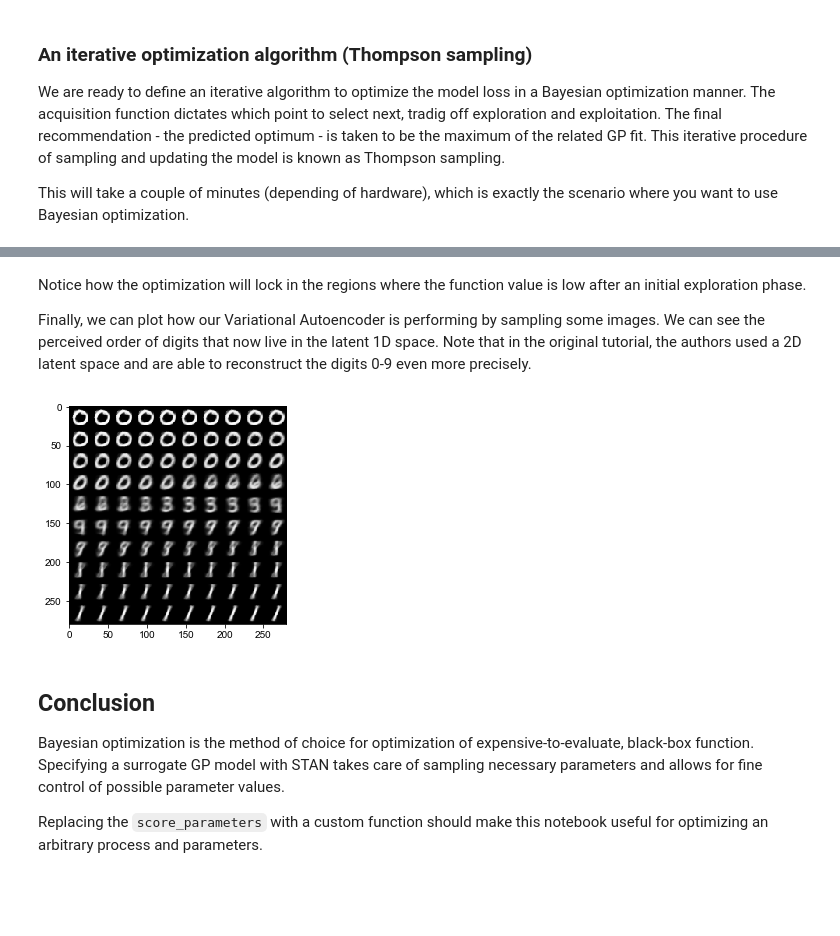
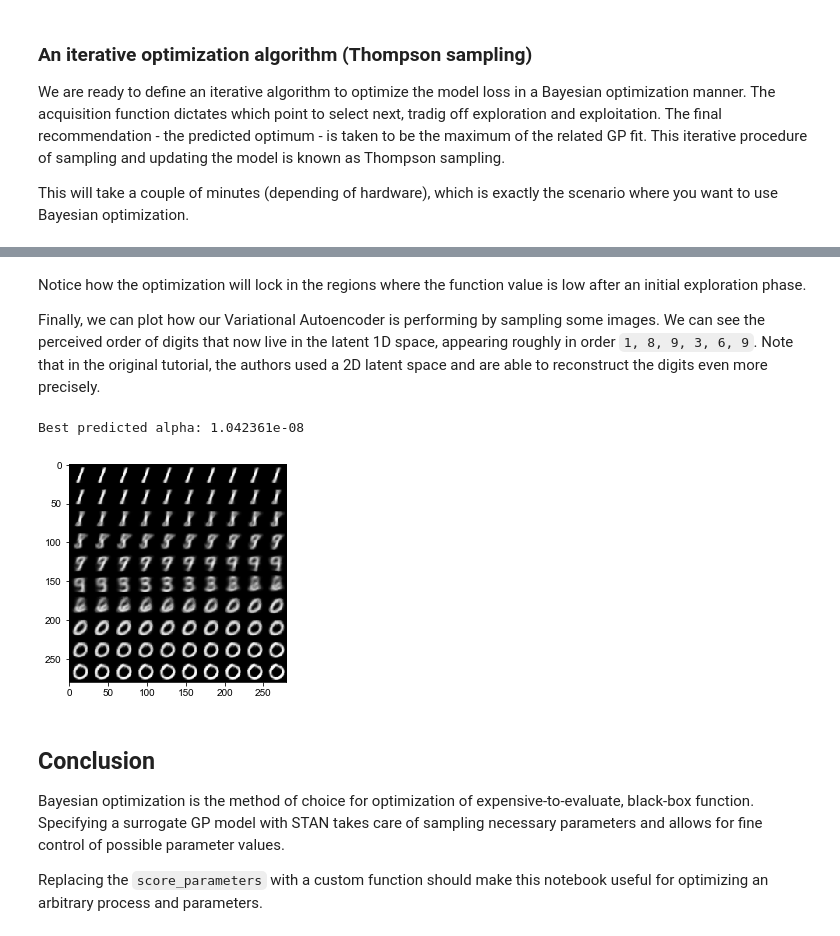
Before and after one commit to mstrazar/mstrazar.github.io, a Jupyter notebook: notebooks/bayopt-vae/bayopt-vae.ipynb, the cells around one changed output, grey strips where cells are left out. Cells and saved outputs as stored; diff of their text form; code cells hidden in the pictures; blank space fills up the shorter version.

```diff
--- a/notebooks/bayopt-vae/bayopt-vae.ipynb
+++ b/notebooks/bayopt-vae/bayopt-vae.ipynb
@@ -433,13 +433,16 @@ Step: 9 evaluated point: 10     next score: 172.737
 # %% [markdown]
 Notice how the optimization will lock in the regions where the function value is low after an initial exploration phase.
 
-Finally, we can plot how our Variational Autoencoder is performing by sampling some images. We can see the perceived order of digits that now live in the latent 1D space. Note that in the original tutorial, the authors used a 2D latent space and are able to reconstruct the digits 0-9 even more precisely.
+Finally, we can plot how our Variational Autoencoder is performing by sampling some images. We can see the perceived order of digits that now live in the latent 1D space, appearing roughly in order `1, 8, 9, 3, 6, 9`. Note that in the original tutorial, the authors used a 2D latent space and are able to reconstruct the digits even more precisely.
 # %%
 ibest = np.argmin(ym)
-factory, model, _ = score_parameters(img_train, img_test, original_dim, alpha1=10**X[ibest, 0])
+alpha_best =  10 ** X[ibest, 0]
+print("Best predicted alpha: %e" % alpha_best)
+factory, model, _ = score_parameters(img_train, img_test, original_dim, alpha1=alpha_best)
 factory.plot_results_1D()
 # %% [output]
+Best predicted alpha: 1.042361e-08
-[figure, old version]
+[figure, new version]
 # %% [markdown]
 ## Conclusion
 
```
Also changed, not shown: parts of 1 cell of this notebook, 18 other files.
